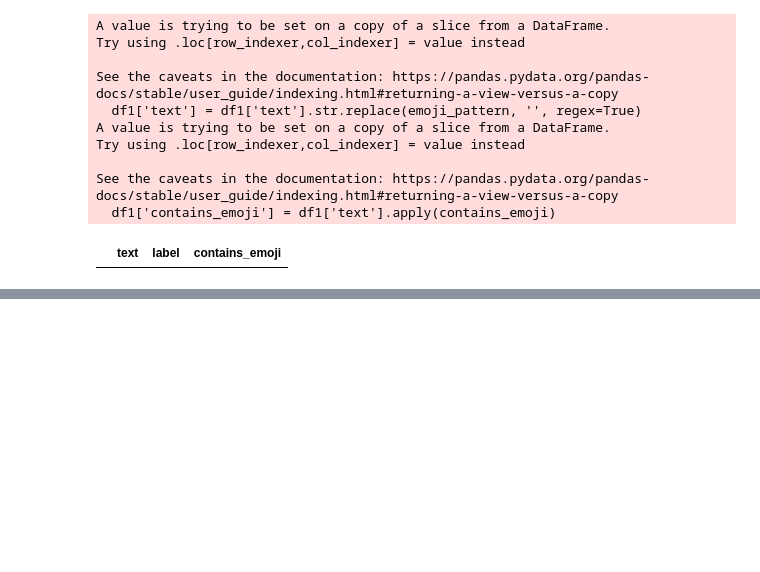
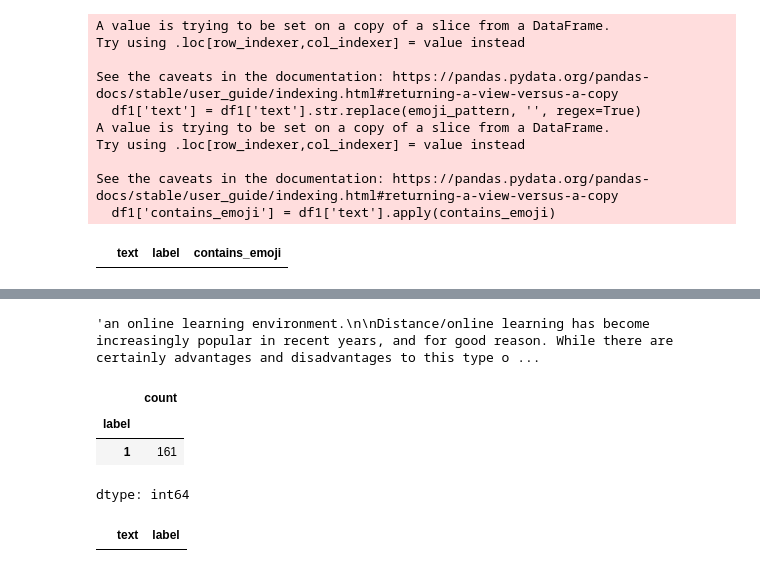
Before and after one commit to Sirapop12345/sp, a Jupyter notebook: Data_Preparation.ipynb, the cells around one changed output, grey strips where cells are left out. Saved outputs shown, nothing was run; the diff lists cells and outputs as text; code cells hidden in the pictures; blank space fills up the shorter version.

```diff
--- a/Data_Preparation.ipynb
+++ b/Data_Preparation.ipynb
@@ -617,0 +631,3 @@ See the caveats in the documentation: https://pandas.pydata.org/pandas-docs/stab
+# %%
+df1 = df1[['text','label']]
+df1.info()
@@ -618,2 +664,19 @@ See the caveats in the documentation: https://pandas.pydata.org/pandas-docs/stab
+# %%
+df.iloc[26145,0]
+# %% [output]
+'an online learning environment.\n\nDistance/online learning has become increasingly popular in recent years, and for good reason. While there are certainly advantages and disadvantages to this type o ...
+# %%
+df1[df1['text'].str.contains('Subject:')]['label'].value_counts()
+# %% [output]
+|  | count |
+| label |  |
+| 1 | 161 |
+dtype: int64
+# %%
+# Replace emojis with an empty string
+df1['text'] = df1['text'].str.replace('Subject:', '', regex=True)
+df1[df1['text'].str.contains('Subject:')]
+# %% [output]
+|  | text | label |
 # %%
 #df.to_csv('test.csv')
```
Also changed, not shown: parts of 4 cells of this notebook.
